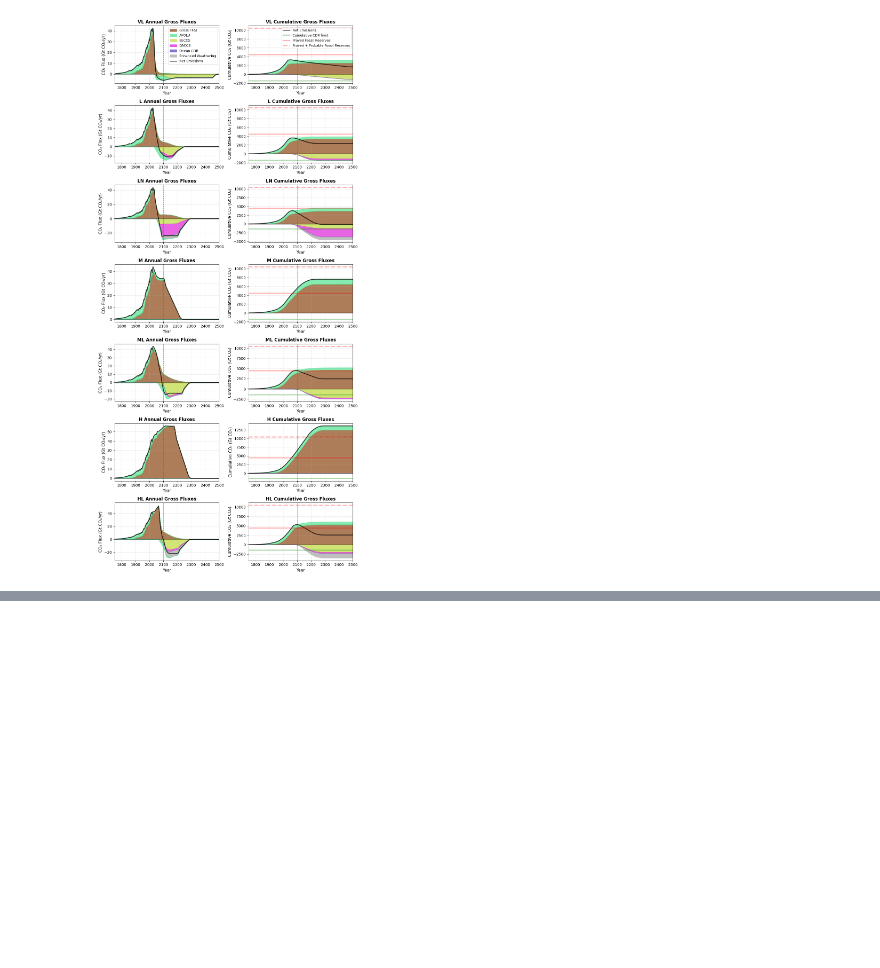
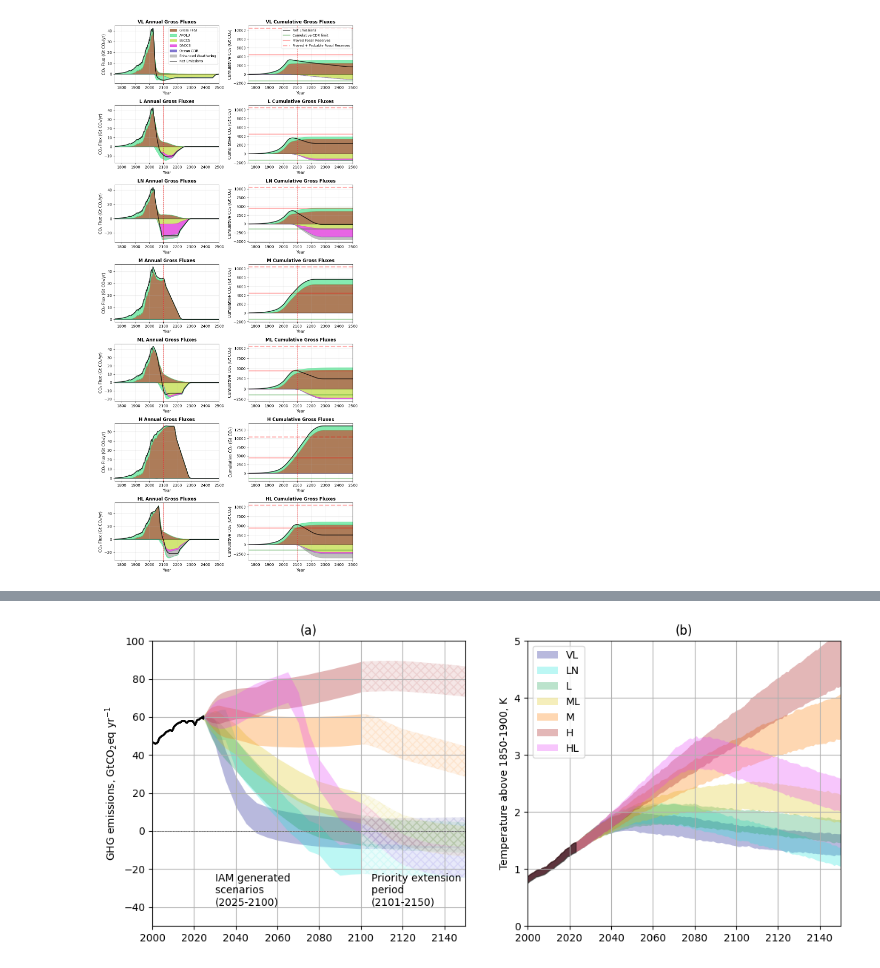
Before and after one commit to benmsanderson/scenariomip-paper-plots, a Jupyter notebook: notebooks/0505_extensions_plotting.ipynb, the cells around one changed output, grey strips where cells are left out. Saved outputs shown, nothing was run; the diff lists cells and outputs as text; code cells hidden in the pictures; blank space fills up the shorter version.

```diff
--- a/notebooks/0505_extensions_plotting.ipynb
+++ b/notebooks/0505_extensions_plotting.ipynb
@@ -223,0 +315,60 @@ Saved /Users/bensan/ScenarioMIP_final/plots/co2_extensions_with_history.png
+# %%
+fig, ax = plt.subplots(1, 2, figsize=(12, 5))
+
+# Uncertainty band scaled by the high-vs-low scenario gap.
+unc = np.tanh((co2e.sel(scenario=scenarios[0]) - co2e.sel(scenario=scenarios[-2])) / 1e6 / 10) * 8
+
+for scenario in scenarios:
+    ax[0].fill_between(
+        timebounds[:351],
+        co2e.sel(scenario=scenario)[:351] / 1e6 - unc[:351],
+        co2e.sel(scenario=scenario)[:351] / 1e6 + unc[:351],
+        color=scenario_colors[scenario], lw=0, alpha=0.3,
+    )
+    ax[0].fill_between(
+        timepoints[350:],
+        co2e.sel(scenario=scenario)[350:] / 1e6 - unc[350:],
+        co2e.sel(scenario=scenario)[350:] / 1e6 + unc[350:],
+        color=scenario_colors[scenario], hatch="XXX", lw=0, alpha=0.1,
+    )
+    ax[0].plot(timepoints[:275], co2e.sel(scenario=scenario)[:275] / 1e6, color="k")
+
+ax[0].text(2030, -39, "IAM generated \nscenarios \n(2025-2100)")
+ax[0].text(2105, -39, "Priority extension\nperiod \n(2101-2150)")
+ax[0].set_ylabel("GHG emissions, GtCO$_2$eq yr$^{-1}$")
+ax[0].axhline(ls=":", color="k", lw=0.5)
+ax[0].set_xlim(2000, 2150)
+ax[0].set_ylim(-50, 100)
+ax[0].grid()
+ax[0].set_title("(a)")
+
+for scenario in scenarios:
+    ta = temperature_anom.sel(scenario=scenario)
+    ax[1].fill_between(
+        timebounds,
+        ta.quantile(0.33, dim="config"),
+        ta.quantile(0.66, dim="config"),
+        color=scenario_colors[scenario], lw=0, alpha=0.3, label=scenario,
+    )
+# Historical (black band) from the last scenario in the loop -- temperature is the
+# same for all scenarios over the historical period.
+hist = temperature_anom.sel(scenario=scenarios[-1])
+ax[1].fill_between(
+    timebounds[:274],
+    hist[:274].quantile(0.33, dim="config"),
+    hist[:274].quantile(0.66, dim="config"),
+    color="k", alpha=0.5,
+)
+ax[1].axhline(0, ls=":", color="k", lw=0.5)
+ax[1].set_ylabel("Temperature above 1850-1900, K")
+ax[1].set_ylim(0, 5)
+ax[1].set_xlim(2000, 2150)
+ax[1].grid()
+ax[1].legend()
+ax[1].set_title("(b)")
+
+fig.savefig(PLOTS_DIR / "temperature_emis.png", dpi=600, bbox_inches="tight")
+fig.savefig(PLOTS_DIR / "temperature_emis.pdf", format="pdf", bbox_inches="tight")
+plt.show()
+# %% [output]
+[figure, added]
```
Also changed, not shown: parts of 23 cells of this notebook, 12 other files.
